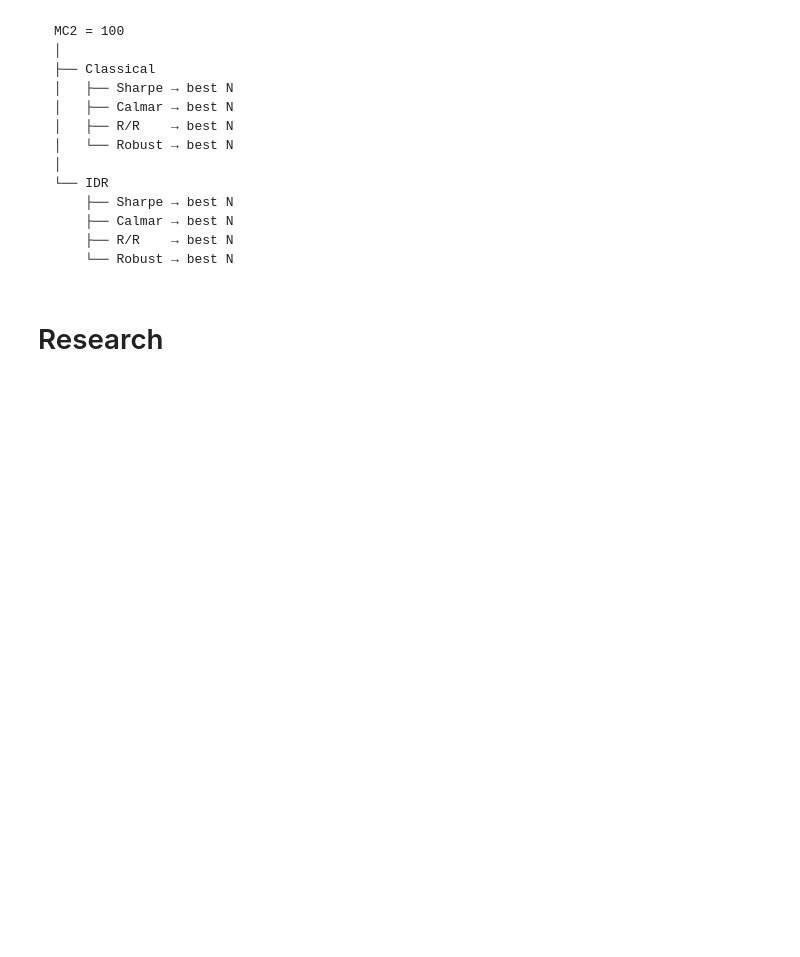
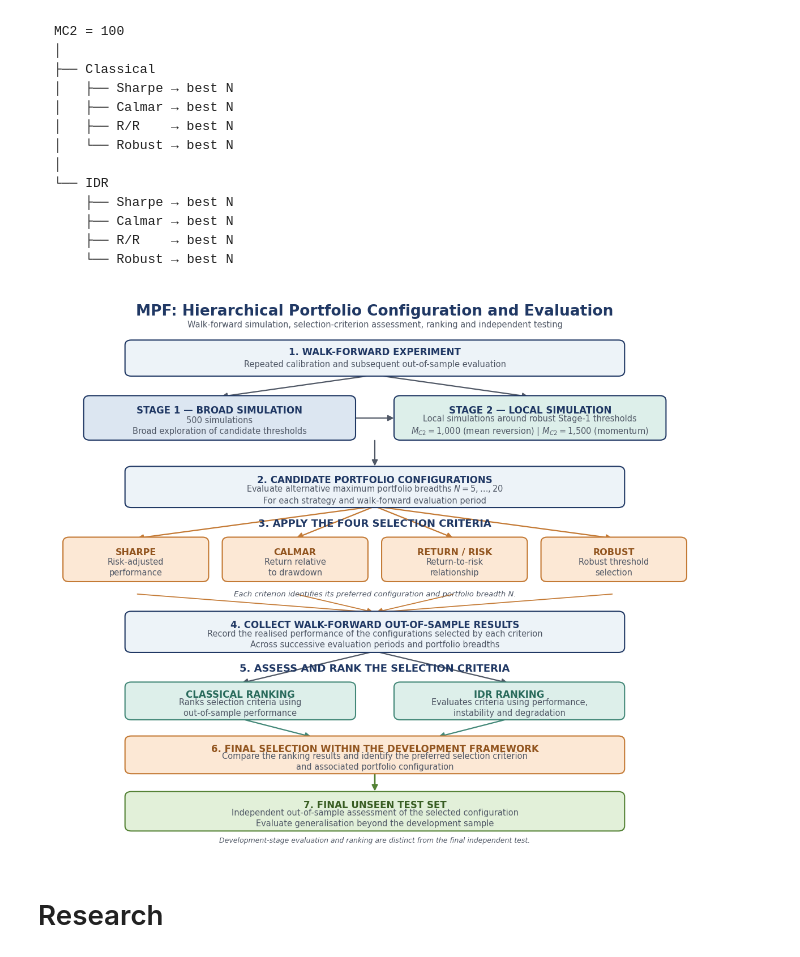
Before and after one commit to iNANOV/MPF_Dev, a Jupyter notebook: notebooks/research_for_article_4.ipynb, the cells around one changed output. Drawn from its saved outputs; the diff is of its cells as text; code cells hidden in the pictures; blank space fills up the shorter version.

```diff
--- a/notebooks/research_for_article_4.ipynb
+++ b/notebooks/research_for_article_4.ipynb
@@ -2928,6 +3793,16 @@ MC2 = 100
     ├── R/R    → best N
     └── Robust → best N
 </pre>
+# %%
+fig, ax = create_mpf_framework_flowchart(
+    output_filename="MPF_framework",
+    figsize=(12, 10),
+    save_pdf=True,
+    save_png=True,
+    show=True
+)
+# %% [output]
+[figure, added]
 # %% [markdown]
 # Research
 # %% [markdown]
```
Also changed, not shown: parts of 17 cells of this notebook, 1 other file.
